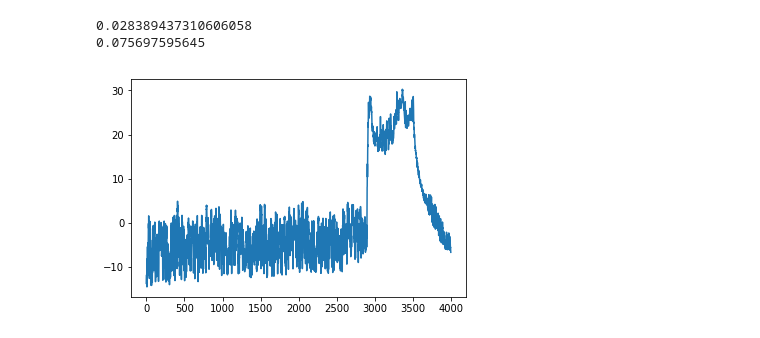
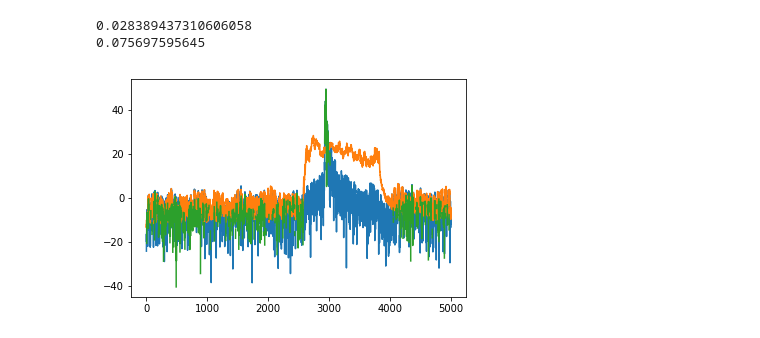
Before and after one commit to kingjml/pySnowRadar, a Jupyter notebook: pyWavelet/awi.ipynb, the cells around one changed output. Drawn from its saved outputs; the diff is of its cells as text; code cells hidden in the pictures.

```diff
--- a/pyWavelet/awi.ipynb
+++ b/pyWavelet/awi.ipynb
@@ -33,7 +33,9 @@ def RadarWindow(x,window_len=11):
     y = np.convolve(signal.windows.boxcar(window_len)/signal.windows.boxcar(window_len).sum(),x,mode='valid')
     return y
 # %%
-radar_sub = np.transpose(radar_dat.data_radar)[1000:5000,0:1000]
+#radar_sub = np.transpose(radar_dat.data_radar)[1000:5000,0:300]
+radar_sub = np.transpose(radar_dat.data_radar)[1000:6000,:]
+
 #radar_sub = np.transpose(radar_dat.data_radar)
 radar_1d_smooth = np.apply_along_axis(RadarWindow, 0, radar_sub, 5)
 radar_2d_smooth = signal.medfilt2d(radar_sub, kernel_size=5)
@@ -44,11 +46,12 @@ meansignal = radar_sub.mean(axis=1)
 # %%
 col_idx = 150
 fig, ax = plt.subplots()
 #ax.plot(data_col)
-#ax.plot(10*np.log10(radar_sub[:,1]))
+ax.plot(10*np.log10(radar_sub[:,1]))
 ax.plot(10*np.log10(meansignal))
+ax.plot(10*np.log10(radar_sub[:,1]-meansignal))
 #ax.plot(10*np.log10(t))
 plt.show()
 # %% [output]
-[figure, old version]
+[figure, new version]
 # %%
```
Also changed, not shown: parts of 4 cells of this notebook, 1 other file.
